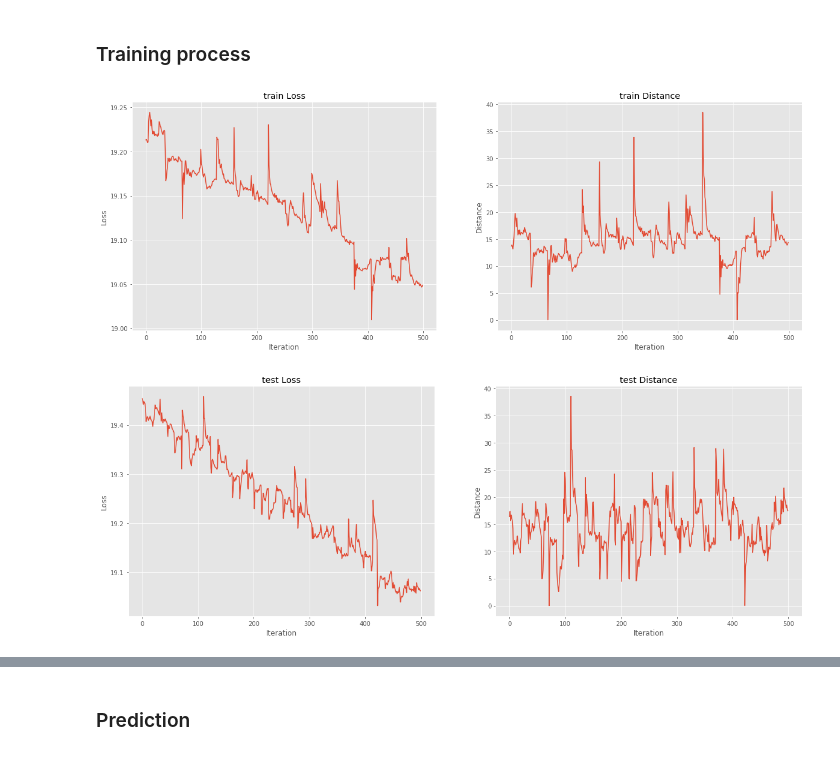
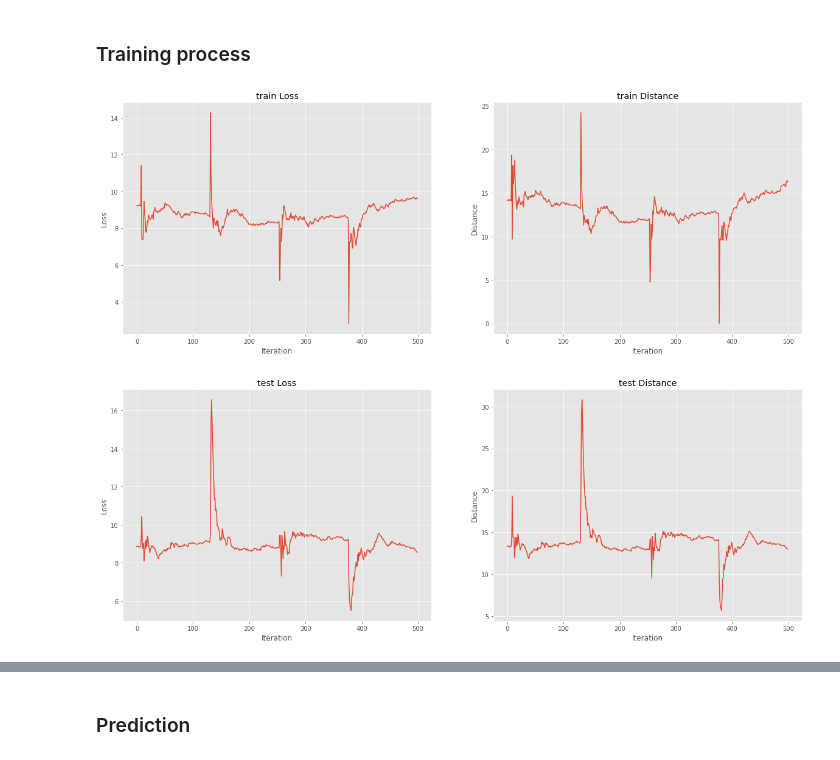
Before and after one commit to anton-br/fermi_denoising, a Jupyter notebook: CNN/segmentation.ipynb, the cells around one changed output, grey strips where cells are left out. Drawn from its saved outputs; the diff is of its cells as text; code cells hidden in the pictures.

```diff
--- a/CNN/segmentation.ipynb
+++ b/CNN/segmentation.ipynb
@@ -95,40 +63,31 @@ class ConvNet(nn.Module):
         self.device = device
         super().__init__()
         self.conv1 = nn.Conv2d(1, 32, kernel_size=5, stride=1, padding=2).to(self.device)
-#         self.conv2 = nn.Conv2d(32, 64, kernel_size=3, stride=1, padding=1).to(self.device)
-#         self.conv3 = nn.Conv2d(64, 256, kernel_size=3, stride=1, padding=1).to(self.device)
-#         self.conv4 = nn.Conv2d(256, 64, kernel_size=3, stride=1, padding=1).to(self.device)
-        self.conv5 = nn.Conv2d(32, 16, kernel_size=3, stride=1, padding=1).to(self.device)
-        self.conv6 = nn.Conv2d(16, 2, kernel_size=3, stride=1, padding=1).to(self.device)
+        self.conv2 = nn.Conv2d(32, 64, kernel_size=3, stride=1, padding=1).to(self.device)
+        self.conv3 = nn.Conv2d(64, 256, kernel_size=3, stride=1, padding=1).to(self.device)
+        self.conv4 = nn.Conv2d(256, 256, kernel_size=3, stride=1, padding=1).to(self.device)
+        self.conv5 = nn.Conv2d(256, 64, kernel_size=3, stride=1, padding=1).to(self.device)
+        self.conv6 = nn.Conv2d(64, 16, kernel_size=3, stride=1, padding=1).to(self.device)
+        self.conv7 = nn.Conv2d(16, 2, kernel_size=3, stride=1, padding=1).to(self.device)
 
     def forward(self, inputs):
-        x = F.relu(self.conv1(inputs)).to(self.device)
-#         x = F.relu(self.conv2(x)).to(self.device)
-#         x = F.relu(self.conv3(x)).to(self.device)
-#         x = F.relu(self.conv4(x)).to(self.device)
-        x = F.relu(self.conv5(x)).to(self.device)
-        x = self.conv6(x).to( self.device)
+        x = F.elu(self.conv1(inputs)).to(self.device)
+        x = F.elu(self.conv2(x)).to(self.device)
+        x = F.elu(self.conv3(x)).to(self.device)
+        x = F.elu(self.conv4(x)).to(self.device)
+        x = F.elu(self.conv5(x)).to(self.device)
+        x = F.elu(self.conv6(x)).to(self.device)
+        x = self.conv7(x).to( self.device)
         return x
 # %% [markdown]
 ### Training process
-# %%
-def plot_stats(loss, acc, name):
-    _, ax = plt.subplots(1, 2, figsize=(20, 7))
-    ax[0].plot(loss)
-    ax[0].set_title(name + ' Loss')
-    ax[0].set_xlabel('Iteration')
-    ax[0].set_ylabel('Loss')
-    ax[1].plot(acc)
-    ax[1].set_title(name + ' Distance')
-    ax[1].set_xlabel('Iteration')
-    ax[1].set_ylabel('Distance')
-    plt.show()
 # %%
 from tqdm import tqdm
 
 model = ConvNet(device=device)
 optimizer = optim.SGD(model.parameters(), lr=0.00001, momentum=0.9)#optim.Adam(model.parameters(), lr=1e-6, weight_decay=0.001)#
-criterion = nn.BCEWithLogitsLoss(pos_weight=torch.Tensor([1., 25.])).to(device)
+criterion = nn.BCEWithLogitsLoss(pos_weight=torch.Tensor([1., 1000.])).to(device)
+scheduler = optim.lr_scheduler.CyclicLR(optimizer, base_lr=0.001, max_lr=0.001, gamma=0.1)
 num_epochs = 150
 n_last = 500
 sigm = torch.nn.Sigmoid()
@@ -146,7 +105,6 @@ for epoch in range(num_epochs):
 
     for phase in ['train', 'test']:
         if phase == 'train':
-#             scheduler.step()
             model.train()
         else:
             model.eval()
@@ -174,37 +132,37 @@ for epoch in range(num_epochs):
                 if phase == 'train':
                     loss.backward()
                     optimizer.step()
-
+                    scheduler.step()
                 class_pred = (preds[:, :, :, 1] > 0.5).to(torch.uint8)
                 class_true = (labels[:, :, :, 1]).to(torch.uint8)
 
             running_loss.append(loss.item() * inputs.size(0))
             running_metrics.append(np.mean([calculate_distance(np.array(np.where(class_true[i].cpu())).T,
                                                            np.array(np.where(class_pred[i].cpu())).T)
                                         for i in range(BATCH_SIZE)]))
 
             if phase == 'train':
                 global_loss_train.append(np.mean(running_loss))
                 global_acc_train.append(np.mean(running_metrics))
 
             if phase == 'test':
                 global_loss_test.append(np.mean(running_loss))
                 global_acc_test.append(np.mean(running_metrics))
 
         clear_output()
 
         plot_stats(global_loss_train[-n_last: ], global_acc_train[-n_last: ], 'train')
         plot_stats(global_loss_test[-n_last: ], global_acc_test[-n_last: ], 'test')
 
         epoch_loss = np.mean(global_loss_train[-num_iter: ] if phase == 'train' else global_loss_test[-num_iter: ])
         epoch_acc = np.mean(global_acc_train[-num_iter: ] if phase == 'train' else global_acc_test[-num_iter: ])
 
         print('{} Loss: {:.4f} Distance: {:.4f}'.format(
             phase, epoch_loss, epoch_acc))
         # deep copy the model
 #         if phase == 'test' and epoch_acc > best_acc:
 #             best_acc = epoch_acc
 #             best_model_wts = copy.deepcopy(model.state_dict())
 # %% [output]
-[figure, old version]
+[figure, new version]
-[figure, old version]
+[figure, new version]
```
Also changed, not shown: parts of 9 cells of this notebook, 1 other file.
